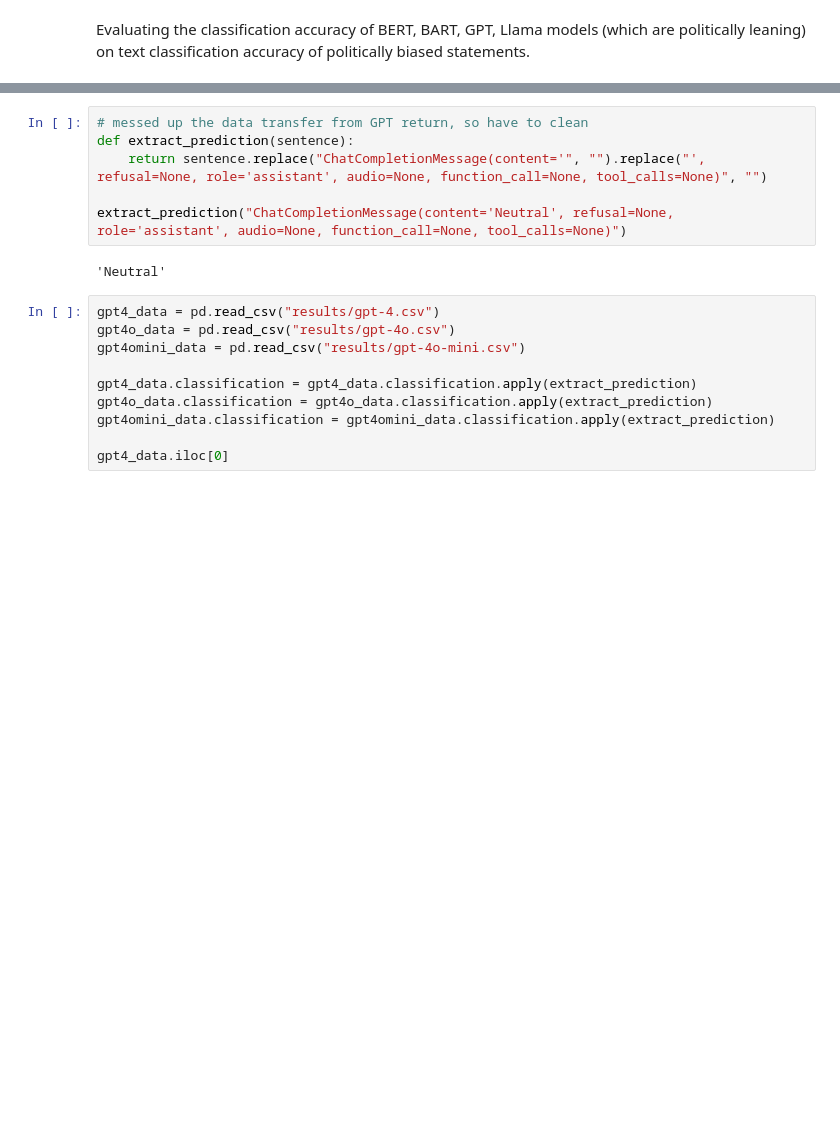
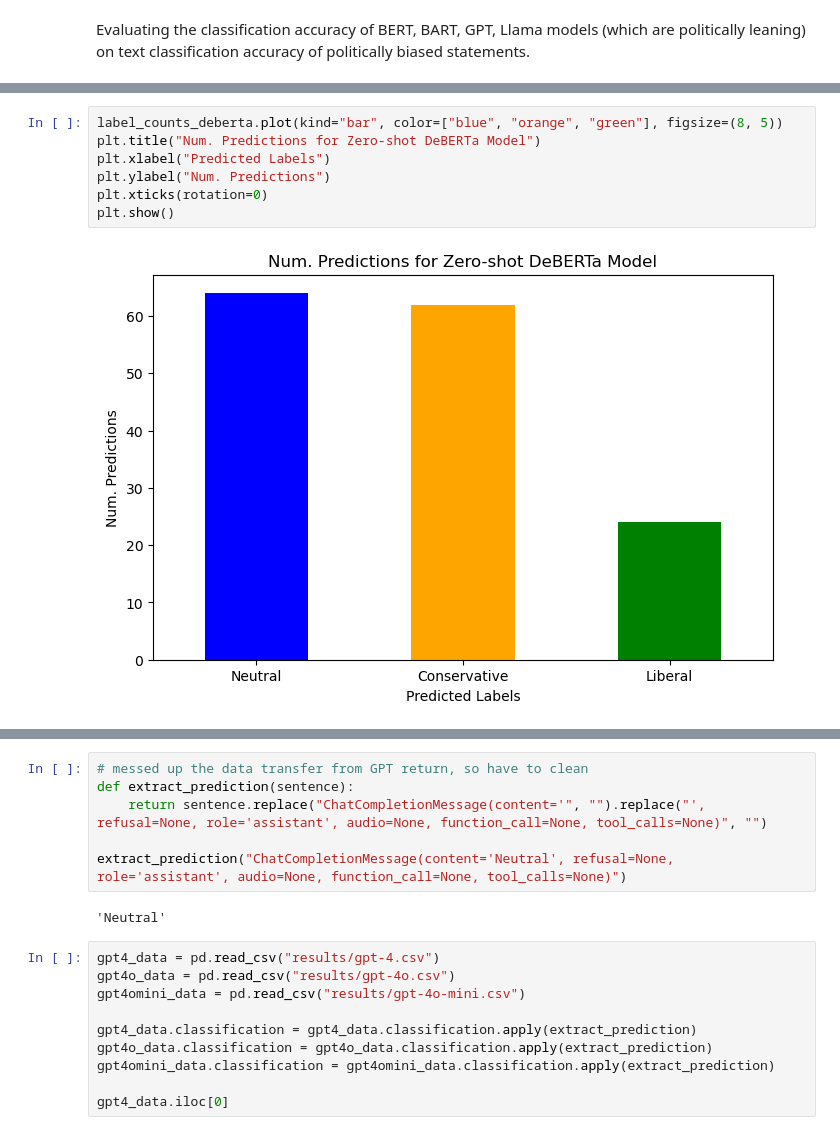
Before and after one commit to luhaza/pid-of-nlp-models, a Jupyter notebook: model_eval.ipynb, the cells around one changed output, grey strips where cells are left out. Cells and saved outputs as stored; diff of their text form; blank space fills up the shorter version.

```diff
--- a/model_eval.ipynb
+++ b/model_eval.ipynb
@@ -68,0 +89,9 @@ ValueError: Couldn't instantiate the backend tokenizer from one of:
+# %%
+label_counts_deberta.plot(kind="bar", color=["blue", "orange", "green"], figsize=(8, 5))
+plt.title("Num. Predictions for Zero-shot DeBERTa Model")
+plt.xlabel("Predicted Labels")
+plt.ylabel("Num. Predictions")
+plt.xticks(rotation=0)
+plt.show()
+# %% [output]
+[figure, added]
```
Also changed, not shown: parts of 7 cells of this notebook, 1 other file.
